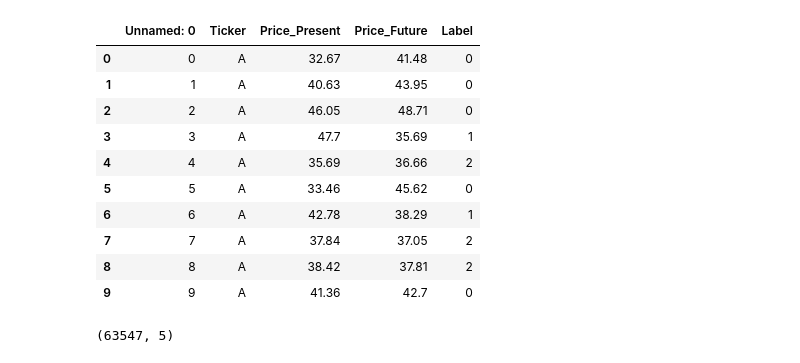
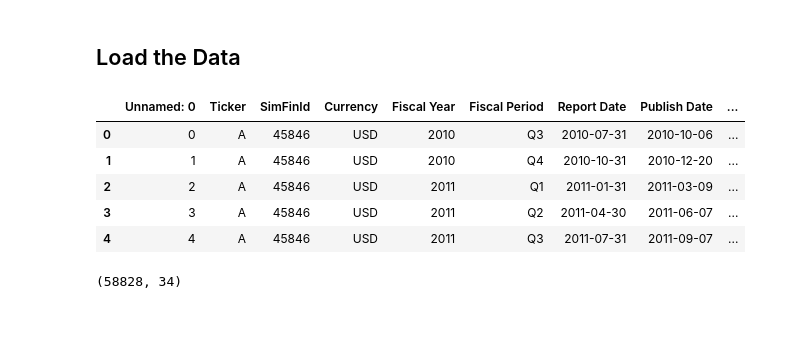
Before and after one commit to Kaushal1011/CSE523-Machine-Learning-Quantcats, a Jupyter notebook: Stock_Performance_Predictio_KNN.ipynb, the cells around one changed output. Drawn from its saved outputs; the diff is of its cells as text; code cells hidden in the pictures; blank space fills up the shorter version.

```diff
--- a/Stock_Performance_Predictio_KNN.ipynb
+++ b/Stock_Performance_Predictio_KNN.ipynb
@@ -4,19 +10,16 @@ import pandas as pd
+# %% [markdown]
+## Load the Data
 # %%
-df = pd.read_csv('labels.csv')
-df.head(10)
+data = pd.read_csv('dataset_1.csv')
+data.head()
 # %% [output]
-|  | Unnamed: 0 | Ticker | Price_Present | Price_Future | Label |
-| 0 | 0 | A | 32.67 | 41.48 | 0 |
-| 1 | 1 | A | 40.63 | 43.95 | 0 |
-| 2 | 2 | A | 46.05 | 48.71 | 0 |
-| 3 | 3 | A | 47.7 | 35.69 | 1 |
-| 4 | 4 | A | 35.69 | 36.66 | 2 |
-| 5 | 5 | A | 33.46 | 45.62 | 0 |
-| 6 | 6 | A | 42.78 | 38.29 | 1 |
-| 7 | 7 | A | 37.84 | 37.05 | 2 |
-| 8 | 8 | A | 38.42 | 37.81 | 2 |
-| 9 | 9 | A | 41.36 | 42.7 | 0 |
+|  | Unnamed: 0 | Ticker | SimFinId | Currency | Fiscal Year | Fiscal Period | Report Date | Publish Date | ... |
+| 0 | 0 | A | 45846 | USD | 2010 | Q3 | 2010-07-31 | 2010-10-06 | ... |
+| 1 | 1 | A | 45846 | USD | 2010 | Q4 | 2010-10-31 | 2010-12-20 | ... |
+| 2 | 2 | A | 45846 | USD | 2011 | Q1 | 2011-01-31 | 2011-03-09 | ... |
+| 3 | 3 | A | 45846 | USD | 2011 | Q2 | 2011-04-30 | 2011-06-07 | ... |
+| 4 | 4 | A | 45846 | USD | 2011 | Q3 | 2011-07-31 | 2011-09-07 | ... |
 # %%
-df.shape
+data.shape
 # %% [output]
-(63547, 5)
+(58828, 34)
```
Also changed, not shown: parts of 28 cells of this notebook.
